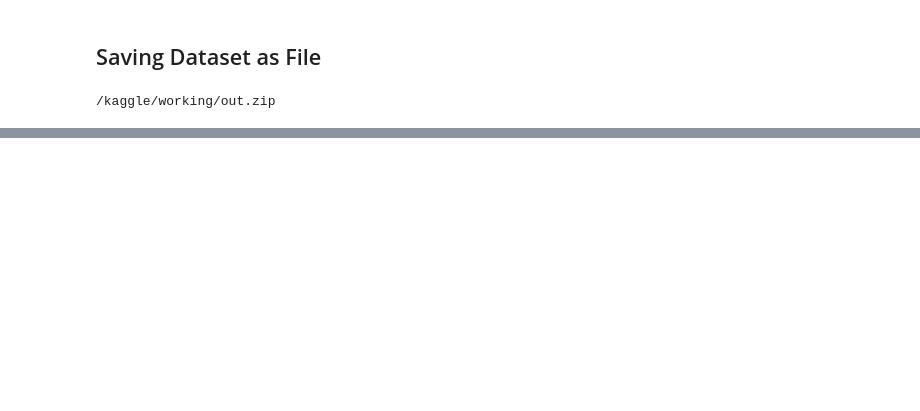
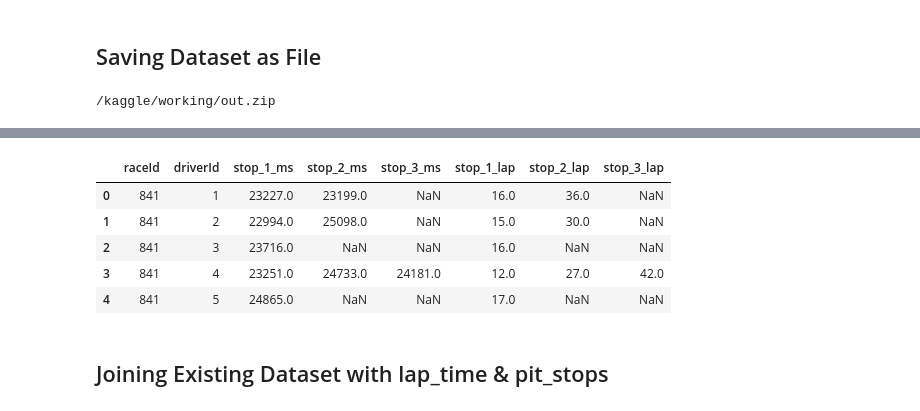
Before and after one commit to Rajveermathur/F1_Hackathon, a Jupyter notebook: f1-hackathon.ipynb, the cells around one changed output, grey strips where cells are left out. Cells and saved outputs as stored; diff of their text form; code cells hidden in the pictures; blank space fills up the shorter version.

Commit message:
Kaggle Notebook | F1 Hackathon | Total Dataset Curation From Kaggle

```diff
--- a/f1-hackathon.ipynb
+++ b/f1-hackathon.ipynb
@@ -221,0 +373,12 @@ download_file('dataset.csv', 'out')
+# %%
+df_pit_stops = df_pitstops_wide[['raceId', 'driverId', 'stop_1_ms', 'stop_2_ms', 'stop_3_ms', 'stop_1_lap', 'stop_2_lap', 'stop_3_lap']]
+df_pit_stops.head()
+# %% [output]
+|  | raceId | driverId | stop_1_ms | stop_2_ms | stop_3_ms | stop_1_lap | stop_2_lap | stop_3_lap |
+| 0 | 841 | 1 | 23227.0 | 23199.0 | NaN | 16.0 | 36.0 | NaN |
+| 1 | 841 | 2 | 22994.0 | 25098.0 | NaN | 15.0 | 30.0 | NaN |
+| 2 | 841 | 3 | 23716.0 | NaN | NaN | 16.0 | NaN | NaN |
+| 3 | 841 | 4 | 23251.0 | 24733.0 | 24181.0 | 12.0 | 27.0 | 42.0 |
+| 4 | 841 | 5 | 24865.0 | NaN | NaN | 17.0 | NaN | NaN |
+# %% [markdown]
+## Joining Existing Dataset with lap_time & pit_stops
```
Also changed, not shown: parts of 25 cells of this notebook.
